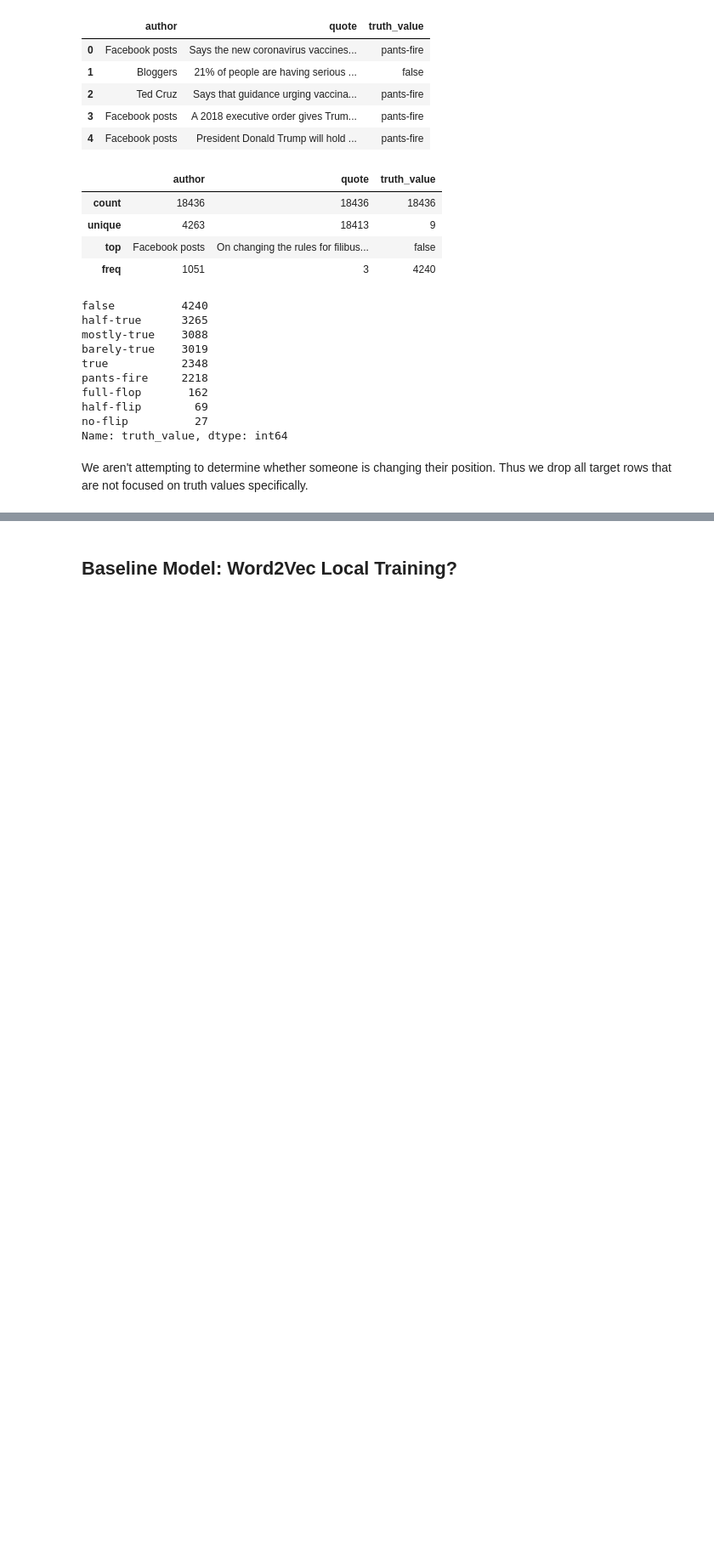
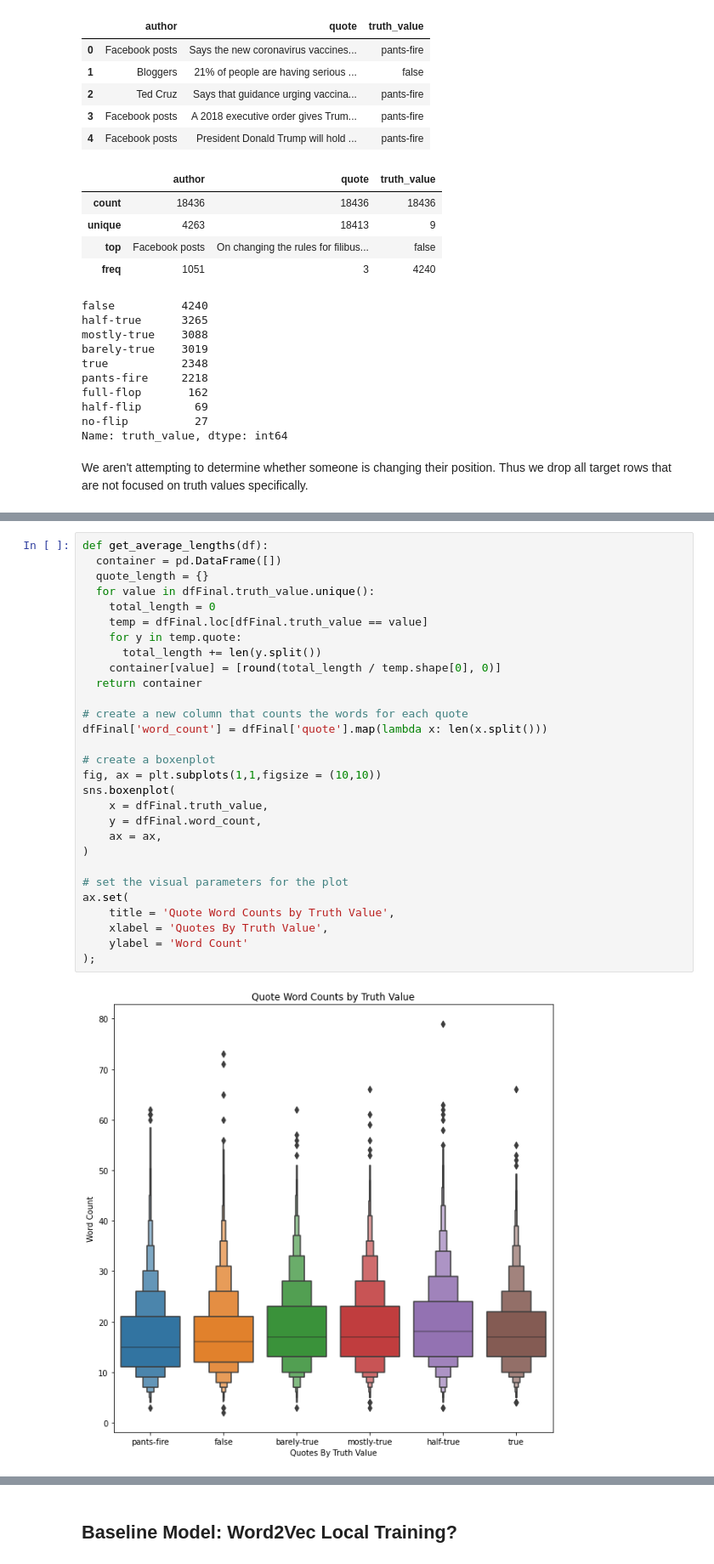
Before and after one commit to minthammock-development/cap-stone, a Jupyter notebook: capstone_notebook.ipynb, the cells around one changed output, grey strips where cells are left out. Shown at 85% size. Drawn from its saved outputs; the diff is of its cells as text; blank space fills up the shorter version.

```diff
--- a/capstone_notebook.ipynb
+++ b/capstone_notebook.ipynb
@@ -297,0 +407,31 @@ model.evaluate(X_test, y_test_OH)
+# %%
+def get_average_lengths(df):
+  container = pd.DataFrame([])
+  quote_length = {}
+  for value in dfFinal.truth_value.unique():
+    total_length = 0
+    temp = dfFinal.loc[dfFinal.truth_value == value]
+    for y in temp.quote:
+      total_length += len(y.split())
+    container[value] = [round(total_length / temp.shape[0], 0)]
+  return container
+
+# create a new column that counts the words for each quote
+dfFinal['word_count'] = dfFinal['quote'].map(lambda x: len(x.split()))
+
+# create a boxenplot
+fig, ax = plt.subplots(1,1,figsize = (10,10))
+sns.boxenplot(
+    x = dfFinal.truth_value,
+    y = dfFinal.word_count,
+    ax = ax,
+)
+
+# set the visual parameters for the plot
+ax.set(
+    title = 'Quote Word Counts by Truth Value',
+    xlabel = 'Quotes By Truth Value',
+    ylabel = 'Word Count'
+);
+# %% [output]
+[figure, added]
```
Also changed, not shown: parts of 100 cells of this notebook.
